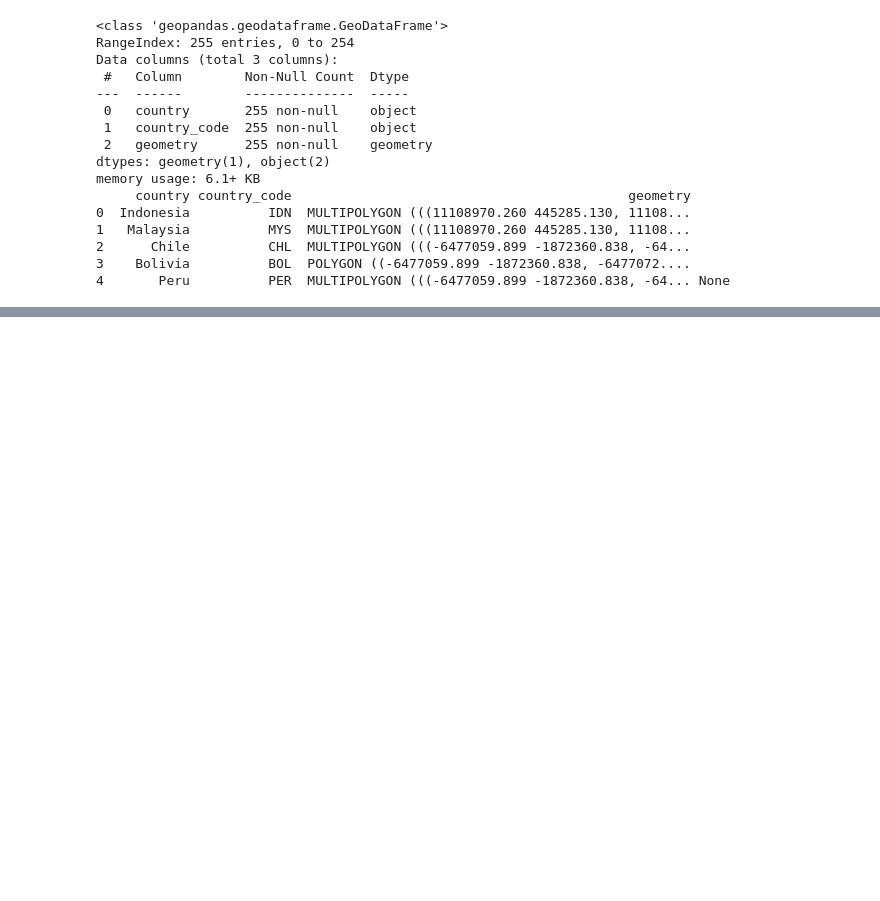
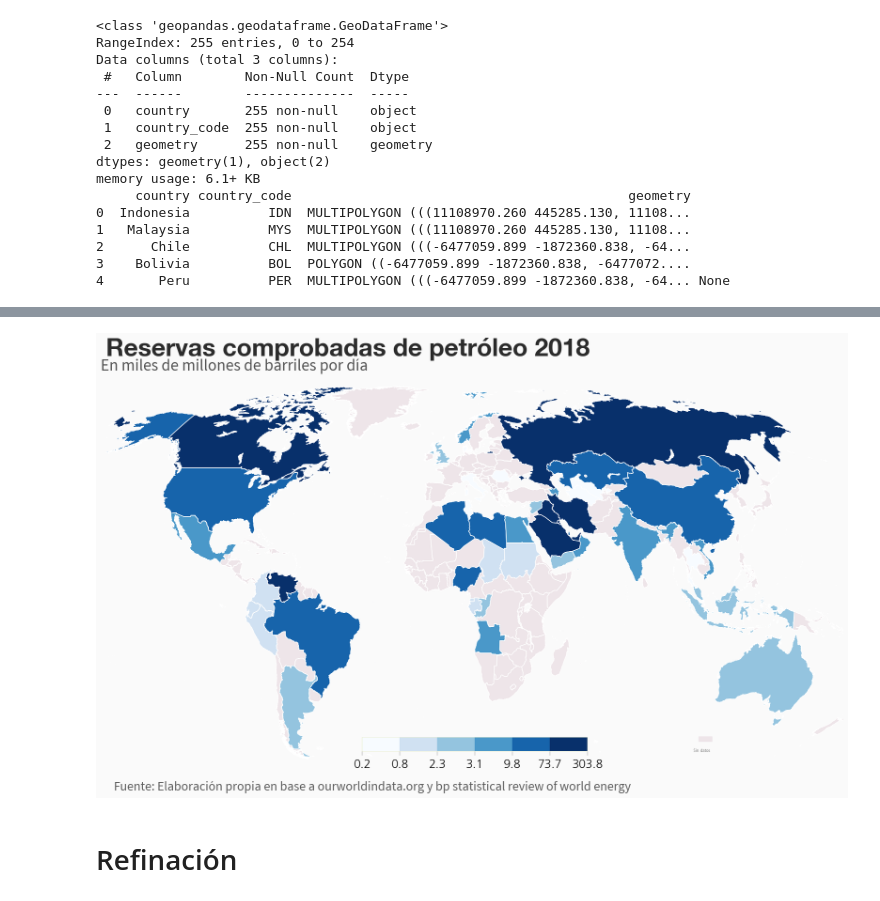
Before and after one commit to pablosoria7/Python, a Jupyter notebook: Industria_petrolera.ipynb, the cells around one changed output, grey strips where cells are left out. Cells and saved outputs as stored; diff of their text form; code cells hidden in the pictures; blank space fills up the shorter version.

```diff
--- a/Industria_petrolera.ipynb
+++ b/Industria_petrolera.ipynb
@@ -31,7 +34,7 @@ from matplotlib import font_manager as fm
 ### FONTS
 bse = '/content/drive/My Drive/ttf/'
 def Font(d, s=None):
-    fpath = os.path.join(matplotlib.get_data_path(), d)
+    fpath = os.path.join(mpl.get_data_path(), d)
     return fm.FontProperties(fname=fpath, size=s)
 title = Font(d=bse + 'M Ying Hei PRC W48 W7.ttf')
 subtitle = Font(d=bse + 'Varta-Regular.ttf')
@@ -114,0 +93,58 @@ merged
+# %%
+
+fig, ax = plt.subplots(figsize=(16,10))
+fig.patch.set_facecolor('#FAFAFA')
+map=merged.dropna().plot(column='Oil proved reserves - BBL',cmap="Blues",ax=ax, scheme ='quantiles',
+                         k=6,edgecolor='w',zorder=10)
+            #,classification_kwds=dict(bins=b), edgecolor='w')
+ass=merged[merged.isna().any(axis=1)].plot(ax=ax, color='#EEE5E9',edgecolor='w')
+ax.set_facecolor('#fafafa')
+
+ax_legend = fig.add_axes([0.35, 0.1000000005, 0.3, 0.03], zorder=3)
+bounds=[0.24, 0.82, 2.26, 3.11, 9.83, 73.71, 303.81 ]
+cmap = mpl.cm.Blues
+# bounds = list(mapclassify.Quantiles(merged['Oil - Proved reserves'].dropna(), k=7).bins)
+norm = mpl.colors.BoundaryNorm(bounds, cmap.N)
+cb2 = mpl.colorbar.ColorbarBase(ax_legend, cmap=cmap,
+                                norm=norm,
+                                orientation='horizontal')
+
+ax_legend.tick_params(axis="x",direction="out", color= '#AEAEAE', length=6.5, pad=3.5, width=.8, which='major')
+ax_legend.tick_params(axis="y",direction="out", color= '#AEAEAE',length=.5, pad=3.5, width=.8)
+cb2.outline.set_edgecolor('#EAEFD3')
+
+plt.xticks(rotation=0, fontproperties=ticks, fontsize=30)
+plt.yticks(fontproperties=ticks, fontsize=18)
+ax.set_axis_off()
+ax.set_xlim([-1.3e7, 1.52e7])
+ax.set_ylim([-6.5e6, 8.8e6])
+red_patch = mpatches.Patch(color='#EEE5E9', label='Sin datos')
+
+l=ax.legend(handles=[red_patch],
+            prop=ticks,
+            markerscale=3,edgecolor='#fafafa',
+            facecolor='#fafafa',
+            bbox_to_anchor=(0.43, 0.052, 0.429, 0.057))#(.53,0.005) para fig normal
+plt.setp(l.get_texts(), color='#5C5C5C')
+for txt in l.get_texts():
+    txt.set_ha("center") # horizontal alignment of text item
+    txt.set_x(-50) # x-position
+    txt.set_y(-23) # y-position
+# fig.colorbar(map, ax=ax)
+plt.subplots_adjust(bottom=0.1)
+text1 = "Fuente: Elaboración propia en base a ourworldindata.org y bp statistical review of world energy"
+plt.figtext(.02,.01, text1, fontproperties=subtitle, fontsize=20, color='#5C5C5C', va="bottom",
+            ha="left")
+
+plt.suptitle('En miles de millones de barriles por día',color='#525252',
+             fontproperties=subtitle, fontsize=25, x=.18, y=.935)#fontsize=20 para fig normal
+
+plt.subplots_adjust(top=3)
+ax.set_title('Reservas comprobadas de petróleo 2018', fontproperties=title, fontsize=38,
+loc='left', verticalalignment='bottom', x=0, pad=10, color='#2C2C2C')
+fig.tight_layout()
+fig.savefig('/content/drive/My Drive/choro1.pdf', facecolor=fig.get_facecolor())
+# %% [output]
+[figure, added]
+# %% [markdown]
+# Refinación
```
Also changed, not shown: parts of 11 cells of this notebook.
